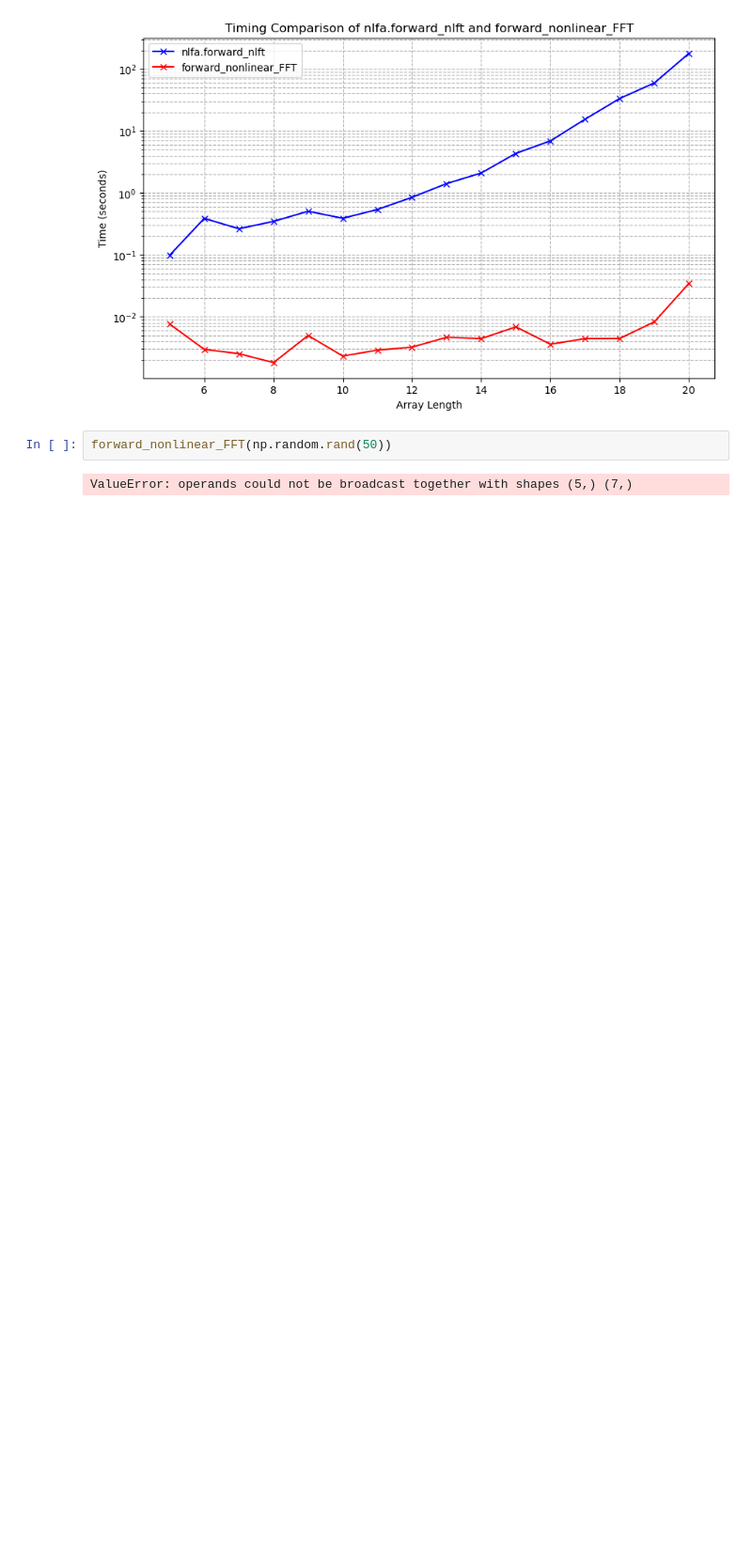
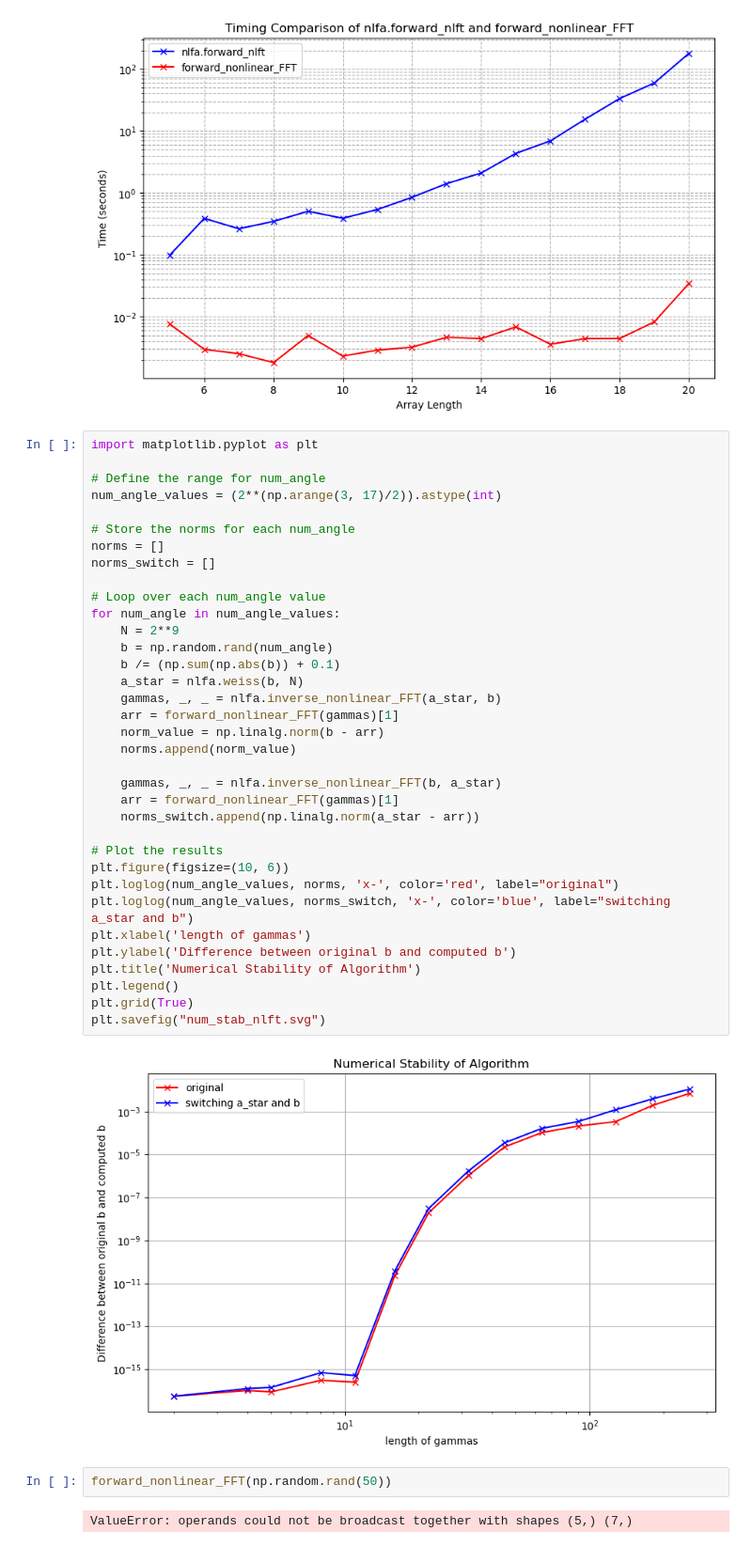
Before and after one commit to qsppack/pyqsppack, a Jupyter notebook: num_stab_nlft.ipynb, the cells around one changed output. Shown at 94% size. Saved outputs shown, nothing was run; the diff lists cells and outputs as text; blank space fills up the shorter version.

```diff
--- a/num_stab_nlft.ipynb
+++ b/num_stab_nlft.ipynb
@@ -197,6 +197,43 @@ plt.grid(True, which="both", ls="--")
 plt.savefig("timing_comparison.svg")
 # %% [output]
 [figure]
+# %%
+import matplotlib.pyplot as plt
+
+# Define the range for num_angle
+num_angle_values = (2**(np.arange(3, 17)/2)).astype(int)
+
+# Store the norms for each num_angle
+norms = []
+norms_switch = []
+
+# Loop over each num_angle value
+for num_angle in num_angle_values:
+    N = 2**9
+    b = np.random.rand(num_angle)
+    b /= (np.sum(np.abs(b)) + 0.1)
+    a_star = nlfa.weiss(b, N)
+    gammas, _, _ = nlfa.inverse_nonlinear_FFT(a_star, b)
+    arr = forward_nonlinear_FFT(gammas)[1]
+    norm_value = np.linalg.norm(b - arr)
+    norms.append(norm_value)
+
+    gammas, _, _ = nlfa.inverse_nonlinear_FFT(b, a_star)
+    arr = forward_nonlinear_FFT(gammas)[1]
+    norms_switch.append(np.linalg.norm(a_star - arr))
+
+# Plot the results
+plt.figure(figsize=(10, 6))
+plt.loglog(num_angle_values, norms, 'x-', color='red', label="original")
+plt.loglog(num_angle_values, norms_switch, 'x-', color='blue', label="switching a_star and b")
+plt.xlabel('length of gammas')
+plt.ylabel('Difference between original b and computed b')
+plt.title('Numerical Stability of Algorithm')
+plt.legend()
+plt.grid(True)
+plt.savefig("num_stab_nlft.svg")
+# %% [output]
+[figure, added]
 # %%
 forward_nonlinear_FFT(np.random.rand(50))
 # %% [output]
```
